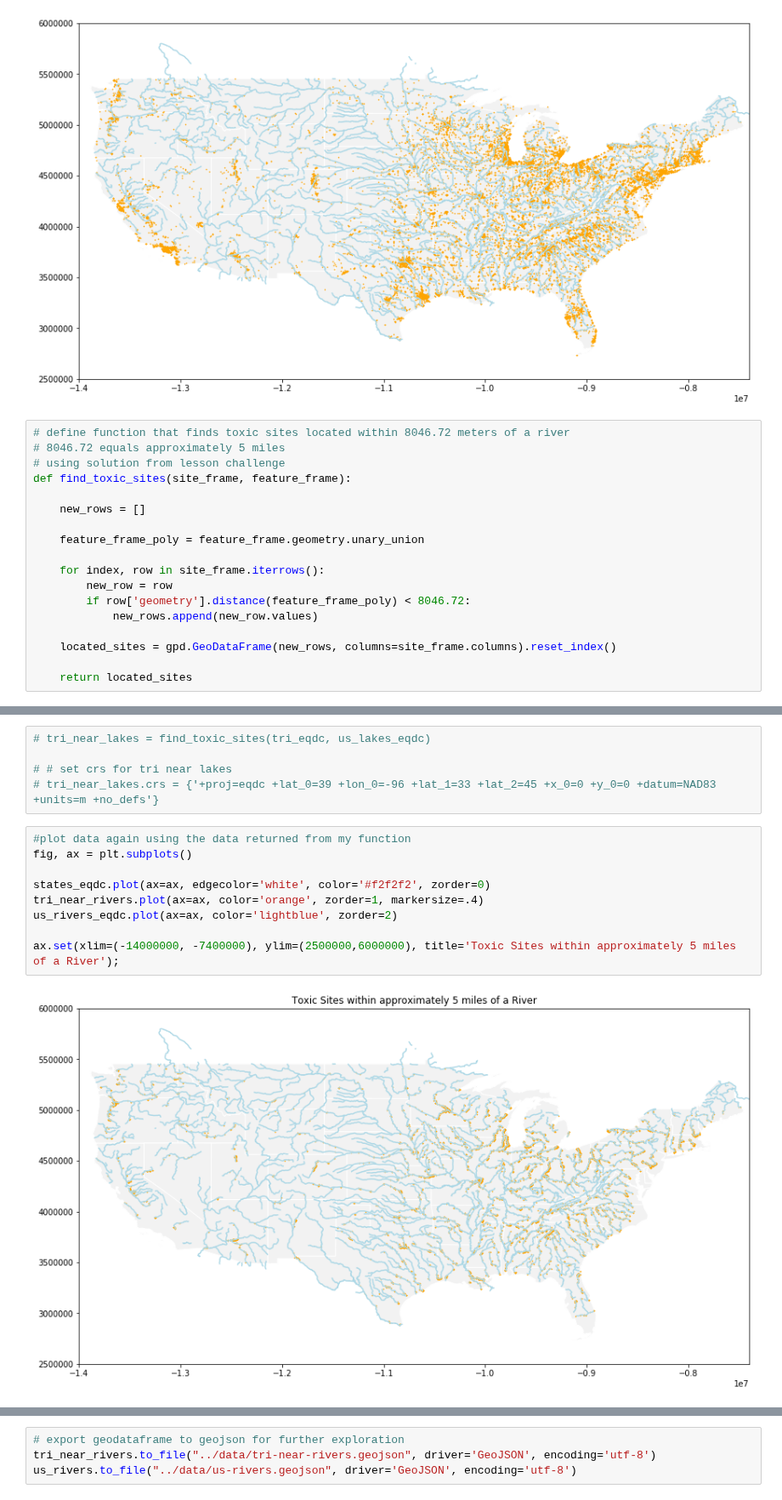
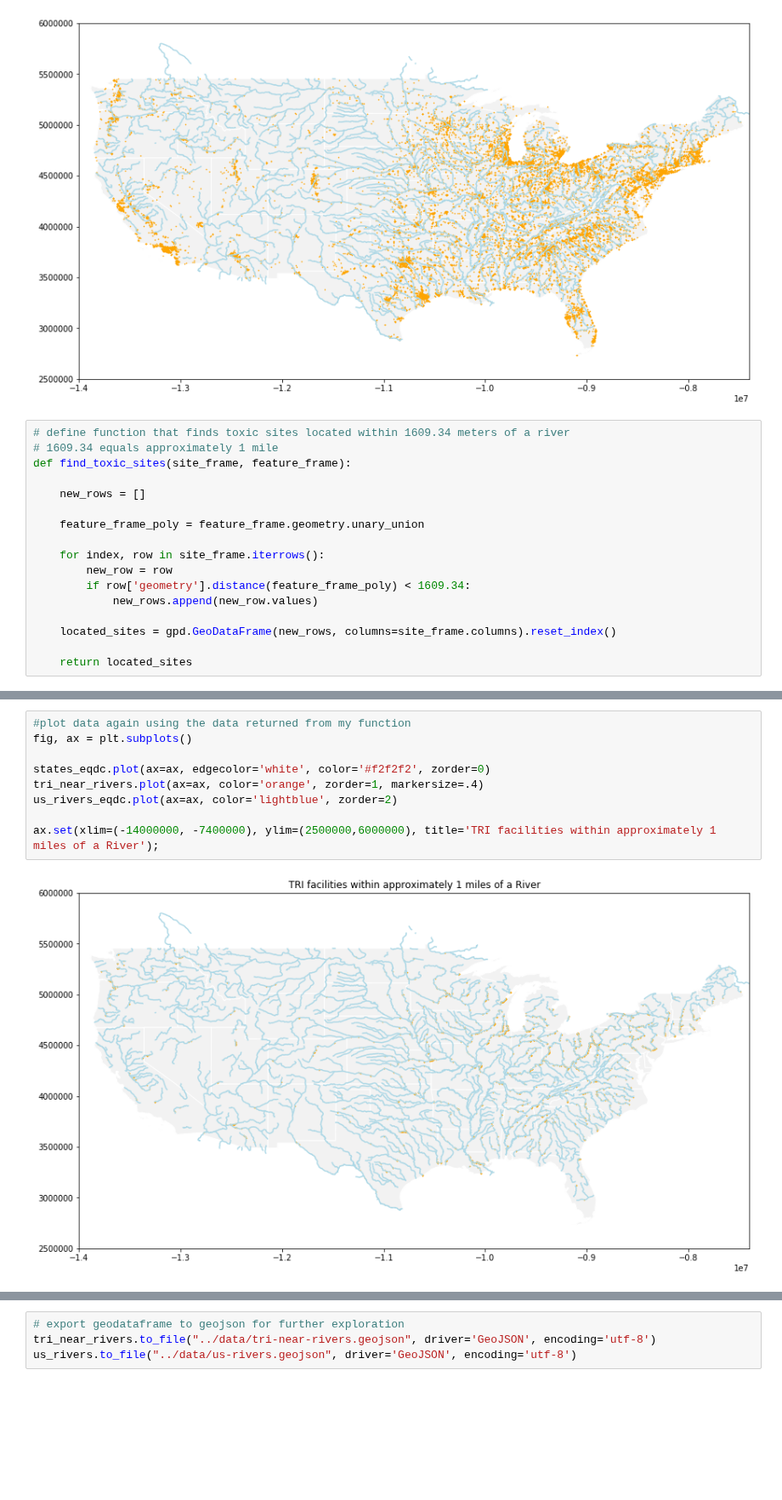
Before and after one commit to EileenGrady/us-industrial-pollution, a Jupyter notebook: notebooks/find-tri-facilities-near-rivers.ipynb, the cells around one changed output, grey strips where cells are left out. Shown at 85% size. Saved outputs shown, nothing was run; the diff lists cells and outputs as text; blank space fills up the shorter version.

```diff
--- a/notebooks/find-tri-facilities-near-rivers.ipynb
+++ b/notebooks/find-tri-facilities-near-rivers.ipynb
@@ -142,9 +119,8 @@ ax.set(xlim=(-14000000, -7400000), ylim=(2500000,6000000));
 # %% [output]
 [figure]
 # %%
-# define function that finds toxic sites located within 8046.72 meters of a river
-# 8046.72 equals approximately 5 miles
-# using solution from lesson challenge
+# define function that finds toxic sites located within 1609.34 meters of a river
+# 1609.34 equals approximately 1 mile
 def find_toxic_sites(site_frame, feature_frame):
 
     new_rows = []
@@ -153,7 +129,7 @@ def find_toxic_sites(site_frame, feature_frame):
 
     for index, row in site_frame.iterrows():
         new_row = row
-        if row['geometry'].distance(feature_frame_poly) < 8046.72:
+        if row['geometry'].distance(feature_frame_poly) < 1609.34:
             new_rows.append(new_row.values)
 
     located_sites = gpd.GeoDataFrame(new_rows, columns=site_frame.columns).reset_index()
@@ -165,18 +157,13 @@ tri_near_rivers = find_toxic_sites(tri_eqdc, us_rivers_eqdc)
 # set crs for tri near rivers
 tri_near_rivers.crs = {'init': 'epsg:4087'}
-# %%
-# tri_near_lakes = find_toxic_sites(tri_eqdc, us_lakes_eqdc)
-
-# # set crs for tri near lakes
-# tri_near_lakes.crs = {'+proj=eqdc +lat_0=39 +lon_0=-96 +lat_1=33 +lat_2=45 +x_0=0 +y_0=0 +datum=NAD83 +units=m +no_defs'}
 # %%
 #plot data again using the data returned from my function
 fig, ax = plt.subplots()
 
 states_eqdc.plot(ax=ax, edgecolor='white', color='#f2f2f2', zorder=0)
 tri_near_rivers.plot(ax=ax, color='orange', zorder=1, markersize=.4)
 us_rivers_eqdc.plot(ax=ax, color='lightblue', zorder=2)
 
-ax.set(xlim=(-14000000, -7400000), ylim=(2500000,6000000), title='Toxic Sites within approximately 5 miles of a River');
+ax.set(xlim=(-14000000, -7400000), ylim=(2500000,6000000), title='TRI facilities within approximately 1 miles of a River');
 # %% [output]
-[figure, old version]
+[figure, new version]
```
Also changed, not shown: parts of 13 cells of this notebook, 16 other files.
